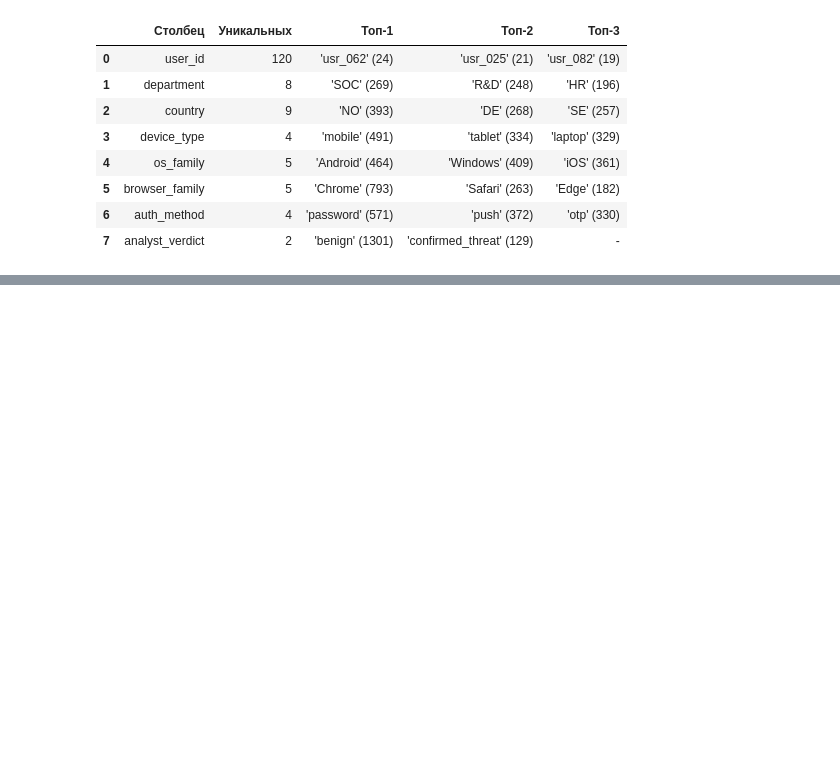
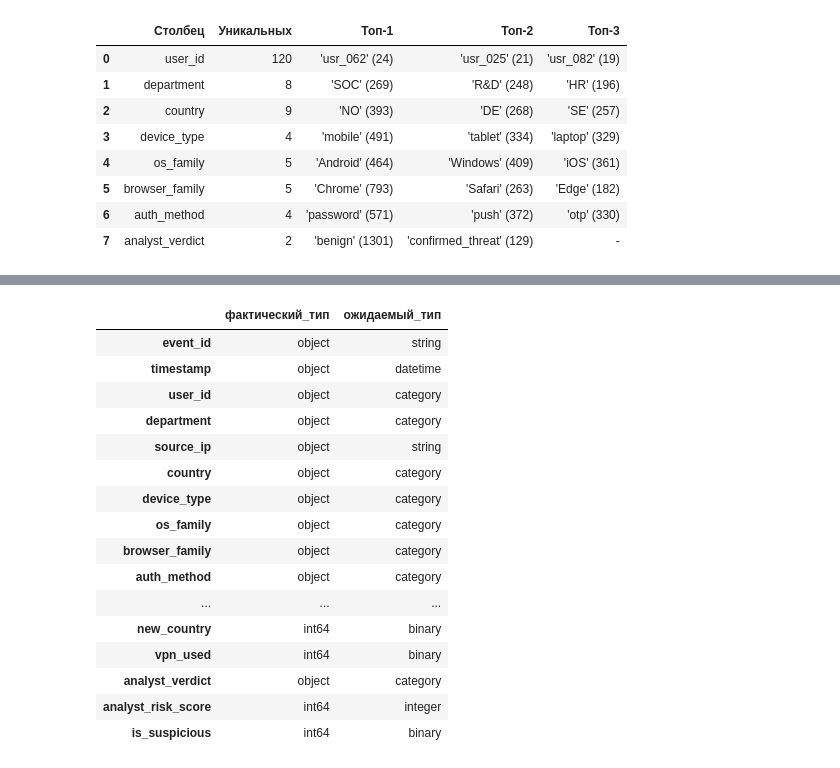
Before and after one commit to golimghostpy/lab01_ab-320_sychuk, a Jupyter notebook: lab01.ipynb, the cells around one changed output, grey strips where cells are left out. Saved outputs shown, nothing was run; the diff lists cells and outputs as text; code cells hidden in the pictures; blank space fills up the shorter version.

Commit message:
check types, make restrictions, but need realisation

```diff
--- a/lab01.ipynb
+++ b/lab01.ipynb
@@ -233,0 +234,26 @@ device_type                object
+# %%
+# Проверка типов и допустимых значений
+
+type_report = pd.DataFrame({
+    'фактический_тип': df.dtypes,
+    'ожидаемый_тип': pd.Series(expected_fields)
+})
+display(type_report)
+# %% [output]
+|  | фактический_тип | ожидаемый_тип |
+| event_id | object | string |
+| timestamp | object | datetime |
+| user_id | object | category |
+| department | object | category |
+| source_ip | object | string |
+| country | object | category |
+| device_type | object | category |
+| os_family | object | category |
+| browser_family | object | category |
+| auth_method | object | category |
+| ... | ... | ... |
+| new_country | int64 | binary |
+| vpn_used | int64 | binary |
+| analyst_verdict | object | category |
+| analyst_risk_score | int64 | integer |
+| is_suspicious | int64 | binary |
```
Also changed, not shown: parts of 6 cells of this notebook, 1 other file.
